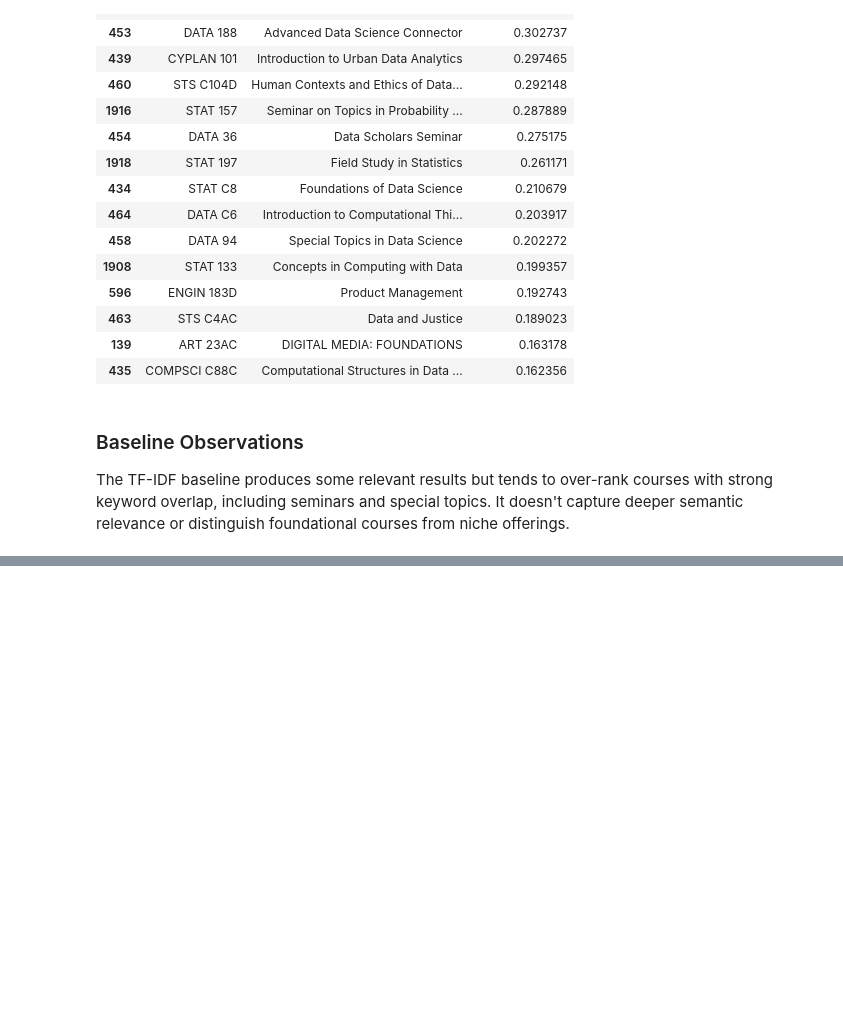
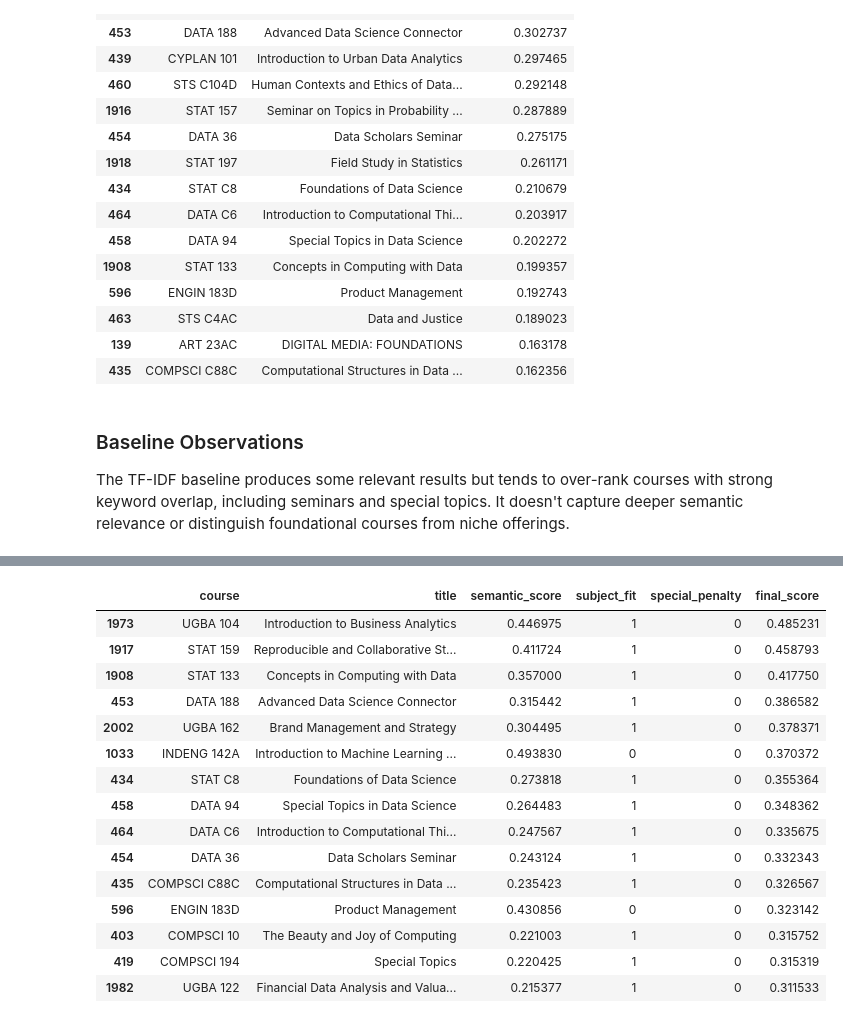
Before and after one commit to keskaory/CalCourse, a Jupyter notebook: notebooks/05_baseline_recommender.ipynb, the cells around one changed output, grey strips where cells are left out. Drawn from its saved outputs; the diff is of its cells as text; code cells hidden in the pictures; blank space fills up the shorter version.

```diff
--- a/notebooks/05_baseline_recommender.ipynb
+++ b/notebooks/05_baseline_recommender.ipynb
@@ -120,0 +142,16 @@ The TF-IDF baseline produces some relevant results but tends to over-rank course
+# %%
+student_embedding = model.encode(
+    [student_interests]
+)
+# %%
+semantic_scores = cosine_similarity(
+    student_embedding,
+    course_embeddings
+).flatten()
+# %%
+eligible_courses["semantic_score"] = semantic_scores
+
+semantic_recommendations = eligible_courses.sort_values(
+    "semantic_score",
+    ascending=False
+)
@@ -120,0 +223,63 @@ The TF-IDF baseline produces some relevant results but tends to over-rank course
+# %%
+student_profile = {
+    "interests": [
+        "machine learning",
+        "statistics",
+        "data science",
+        "product analytics"
+    ],
+    "career_goal": "product manager",
+    "preferred_subjects": [
+        "DATA",
+        "STAT",
+        "COMPSCI",
+        "UGBA"
+    ]
+}
+
+eligible_courses["subject_fit"] = eligible_courses["subject"].apply(
+    lambda x: 1 if x in student_profile["preferred_subjects"] else 0
+)
+
+special_pattern = (
+    "special study|group study|field study|independent study|"
+    "research|thesis"
+)
+
+eligible_courses["special_penalty"] = eligible_courses["title"].str.contains(
+    special_pattern,
+    case=False,
+    na=False
+).astype(int)
+
+eligible_courses["final_score"] = (
+    0.75 * eligible_courses["semantic_score"]
+    + 0.15 * eligible_courses["subject_fit"]
+    - 0.10 * eligible_courses["special_penalty"]
+)
+
+hybrid_recommendations = eligible_courses.sort_values(
+    "final_score",
+    ascending=False
+)
+
+hybrid_recommendations[
+    ["course", "title", "semantic_score", "subject_fit", "special_penalty", "final_score"]
+].head(15)
+# %% [output]
+|  | course | title | semantic_score | subject_fit | special_penalty | final_score |
+| 1973 | UGBA 104 | Introduction to Business Analytics | 0.446975 | 1 | 0 | 0.485231 |
+| 1917 | STAT 159 | Reproducible and Collaborative St... | 0.411724 | 1 | 0 | 0.458793 |
+| 1908 | STAT 133 | Concepts in Computing with Data | 0.357000 | 1 | 0 | 0.417750 |
+| 453 | DATA 188 | Advanced Data Science Connector | 0.315442 | 1 | 0 | 0.386582 |
+| 2002 | UGBA 162 | Brand Management and Strategy | 0.304495 | 1 | 0 | 0.378371 |
+| 1033 | INDENG 142A | Introduction to Machine Learning ... | 0.493830 | 0 | 0 | 0.370372 |
+| 434 | STAT C8 | Foundations of Data Science | 0.273818 | 1 | 0 | 0.355364 |
+| 458 | DATA 94 | Special Topics in Data Science | 0.264483 | 1 | 0 | 0.348362 |
+| 464 | DATA C6 | Introduction to Computational Thi... | 0.247567 | 1 | 0 | 0.335675 |
+| 454 | DATA 36 | Data Scholars Seminar | 0.243124 | 1 | 0 | 0.332343 |
+| 435 | COMPSCI C88C | Computational Structures in Data ... | 0.235423 | 1 | 0 | 0.326567 |
+| 596 | ENGIN 183D | Product Management | 0.430856 | 0 | 0 | 0.323142 |
+| 403 | COMPSCI 10 | The Beauty and Joy of Computing | 0.221003 | 1 | 0 | 0.315752 |
+| 419 | COMPSCI 194 | Special Topics | 0.220425 | 1 | 0 | 0.315319 |
+| 1982 | UGBA 122 | Financial Data Analysis and Valua... | 0.215377 | 1 | 0 | 0.311533 |
```
Also changed, not shown: parts of 12 cells of this notebook, 2 other files.
